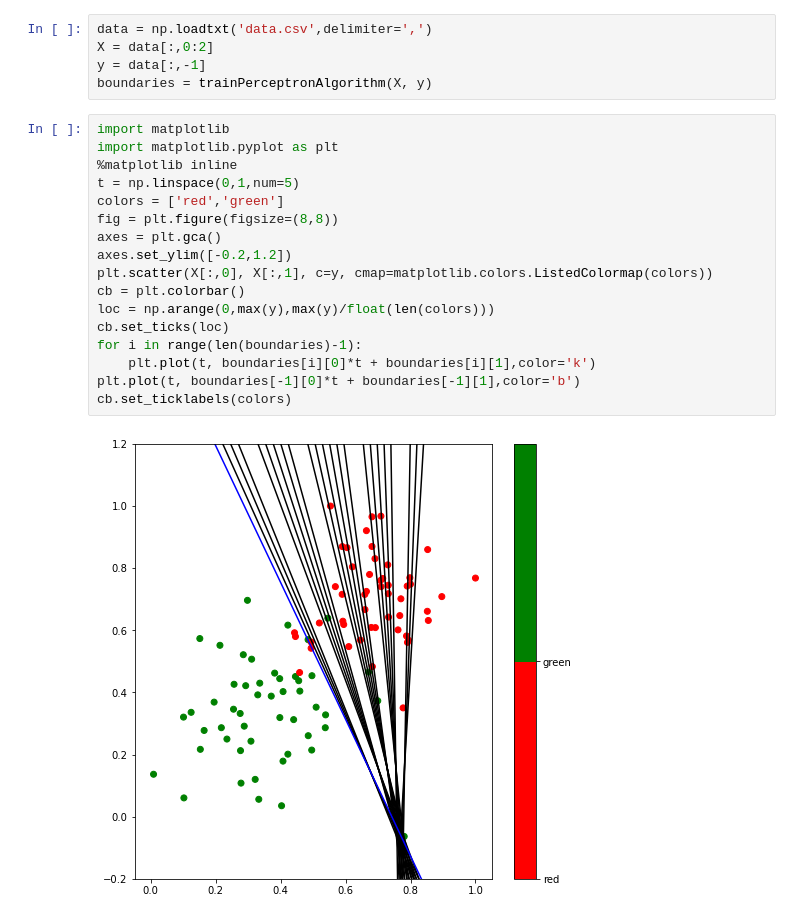
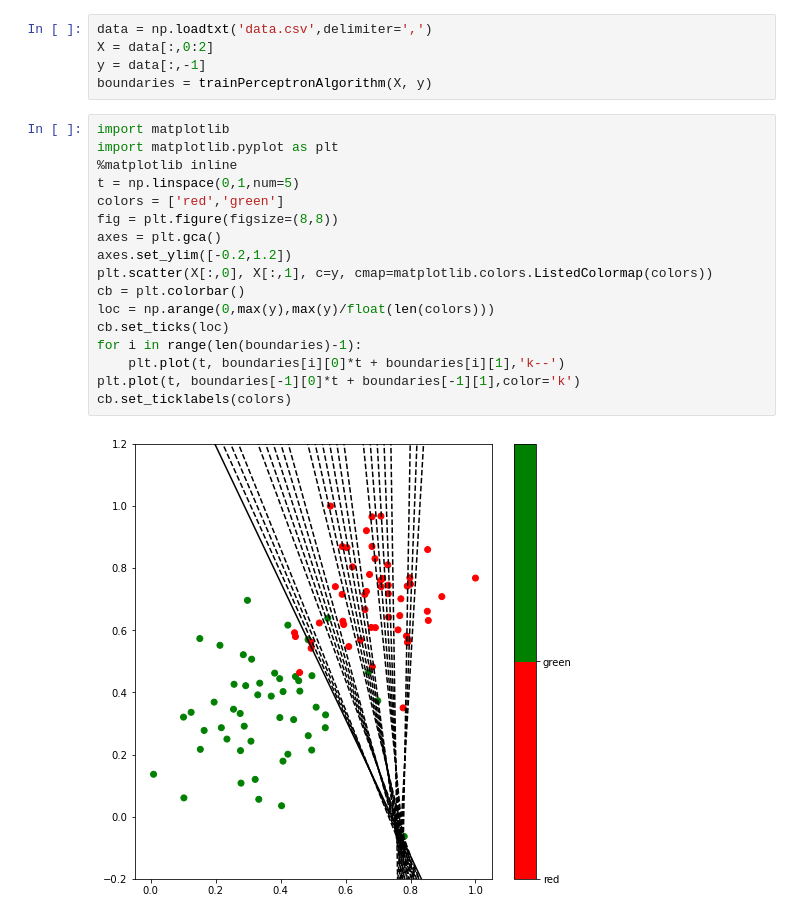
Before and after one commit to m1k2zoo/DL-Nanodegree, a Jupyter notebook: intro/perceptron.ipynb, the cells around one changed output. Cells and saved outputs as stored; diff of their text form.

```diff
--- a/intro/perceptron.ipynb
+++ b/intro/perceptron.ipynb
@@ -128,22 +128,22 @@ boundaries = trainPerceptronAlgorithm(X, y)
 # %%
 import matplotlib
 import matplotlib.pyplot as plt
 %matplotlib inline
 t = np.linspace(0,1,num=5)
 colors = ['red','green']
 fig = plt.figure(figsize=(8,8))
 axes = plt.gca()
 axes.set_ylim([-0.2,1.2])
 plt.scatter(X[:,0], X[:,1], c=y, cmap=matplotlib.colors.ListedColormap(colors))
 cb = plt.colorbar()
 loc = np.arange(0,max(y),max(y)/float(len(colors)))
 cb.set_ticks(loc)
 for i in range(len(boundaries)-1):
-    plt.plot(t, boundaries[i][0]*t + boundaries[i][1],color='k')
-plt.plot(t, boundaries[-1][0]*t + boundaries[-1][1],color='b')
+    plt.plot(t, boundaries[i][0]*t + boundaries[i][1],'k--')
+plt.plot(t, boundaries[-1][0]*t + boundaries[-1][1],color='k')
 cb.set_ticklabels(colors)
 # %% [output]
-[figure, old version]
+[figure, new version]
 # %%
 colors = ['red','green']
 fig = plt.figure(figsize=(8,8))
```
Also changed, not shown: parts of 1 cell of this notebook.
